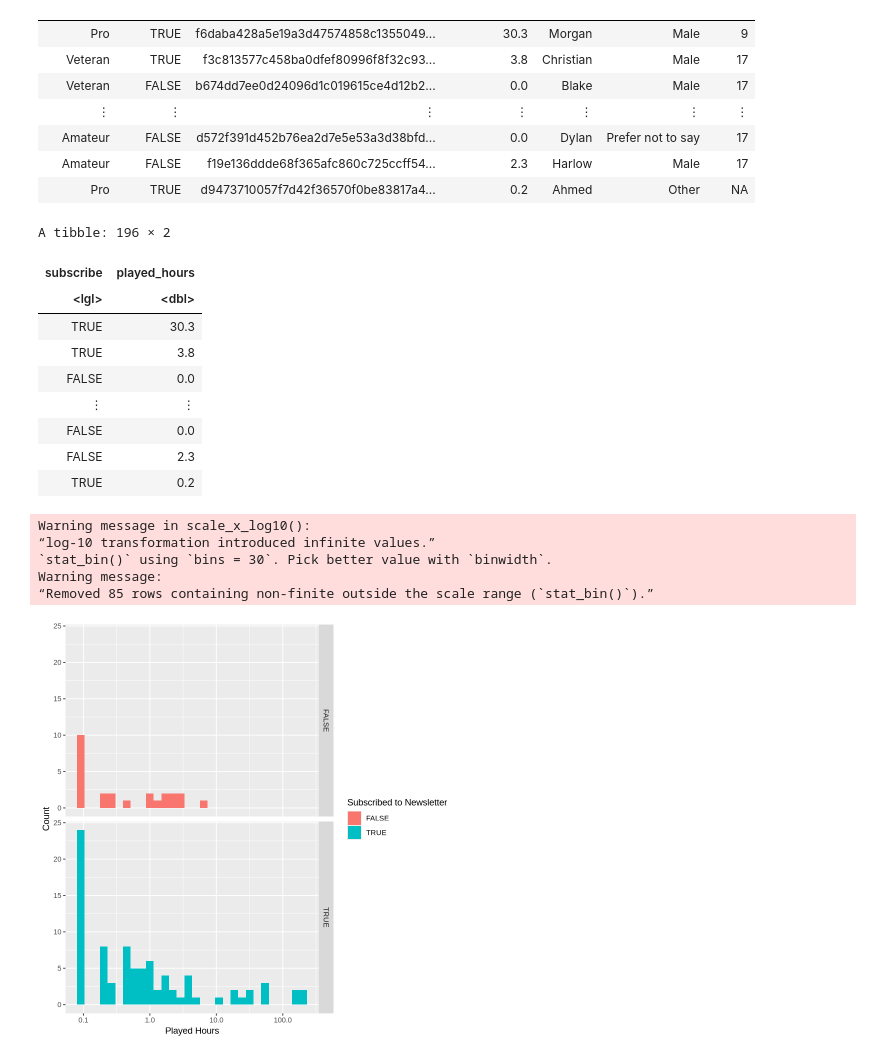
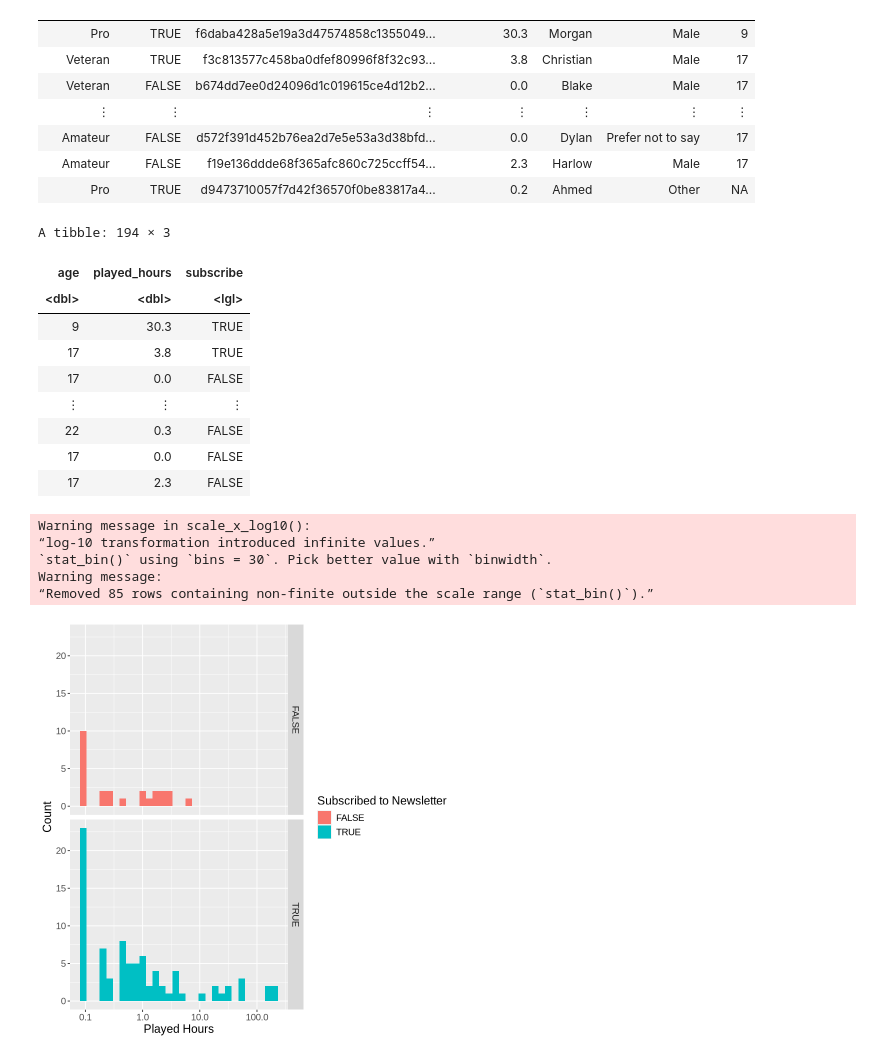
Before and after one commit to g-amadorz/dsci-project, a Jupyter notebook: Players_clean.ipynb, the cells around one changed output. Cells and saved outputs as stored; diff of their text form; code cells hidden in the pictures.

Commit message:
More graphs

```diff
--- a/Players_clean.ipynb
+++ b/Players_clean.ipynb
@@ -24,7 +6,7 @@ options(repr.matrix.max.rows = 6)
 # %%
 url <- "https://raw.githubusercontent.com/g-amadorz/dsci-project/refs/heads/main/data/players.csv"
 
-Players <- read_csv(url)
+players <- read_csv(url)
 # %% [output]
 Rows: 196 Columns: 7
 ── Column specification ────────────────────────────────────────────────────────
@@ -49,34 +31,39 @@ A spec_tbl_df: 196 × 7
 | Amateur | FALSE | f19e136ddde68f365afc860c725ccff54... | 2.3 | Harlow | Male | 17 |
 | Pro | TRUE | d9473710057f7d42f36570f0be83817a4... | 0.2 | Ahmed | Other | NA |
 # %%
-Players_clean<-select(Players, subscribe,played_hours)
-Players_clean
+players_clean <- players |>
+    mutate(age = Age) |>
+    select(age, played_hours, subscribe) |>
+    drop_na()
+
+players_clean
 # %% [output]
-A tibble: 196 × 2
+A tibble: 194 × 3
-| subscribe | played_hours |
-| <lgl> | <dbl> |
-| TRUE | 30.3 |
-| TRUE | 3.8 |
-| FALSE | 0.0 |
-| ⋮ | ⋮ |
-| FALSE | 0.0 |
-| FALSE | 2.3 |
-| TRUE | 0.2 |
+| age | played_hours | subscribe |
+| <dbl> | <dbl> | <lgl> |
+| 9 | 30.3 | TRUE |
+| 17 | 3.8 | TRUE |
+| 17 | 0.0 | FALSE |
+| ⋮ | ⋮ | ⋮ |
+| 22 | 0.3 | FALSE |
+| 17 | 0.0 | FALSE |
+| 17 | 2.3 | FALSE |
 # %%
 
-player_hist <- Players_clean |>
+hours_played_hist <- players_clean |>
     ggplot(aes(x = played_hours, fill = subscribe)) +
     geom_histogram() +
     scale_x_log10() +
     facet_grid(rows=vars(subscribe)) +
-    labs(x = "Played Hours", fill = "Subscribed to Newsletter", y = "Count")
+    labs(x = "Played Hours", fill = "Subscribed to Newsletter", y = "Count") +
+    theme(text = element_text(size = 14))
 
-player_hist
+hours_played_hist
 # %% [output]
 Warning message in scale_x_log10():
 “log-10 transformation introduced infinite values.”
 `stat_bin()` using `bins = 30`. Pick better value with `binwidth`.
 Warning message:
 “Removed 85 rows containing non-finite outside the scale range (`stat_bin()`).”
-[figure, old version]
+[figure, new version]
 # %%
```
Also changed, not shown: parts of 4 cells of this notebook.
